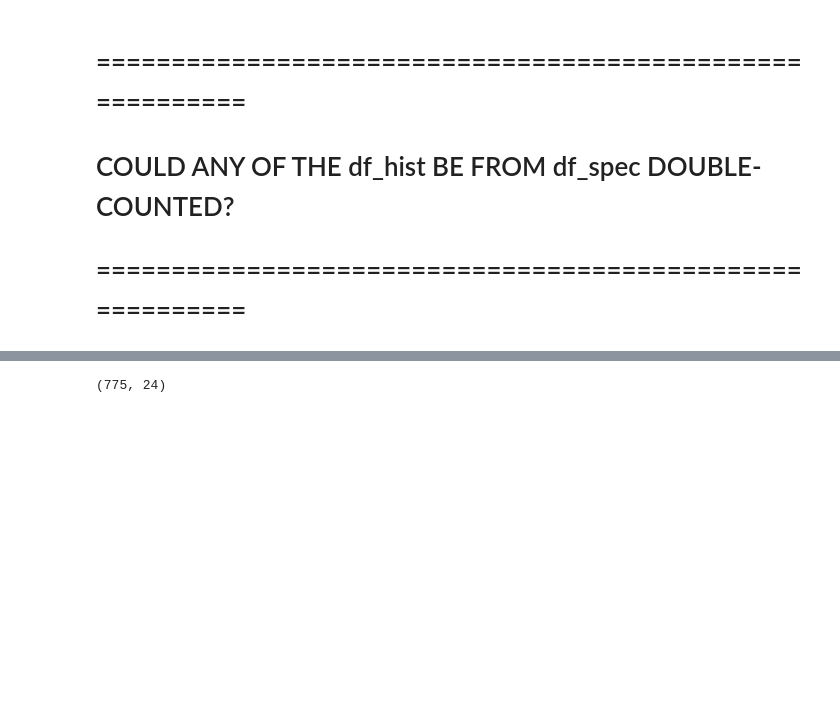
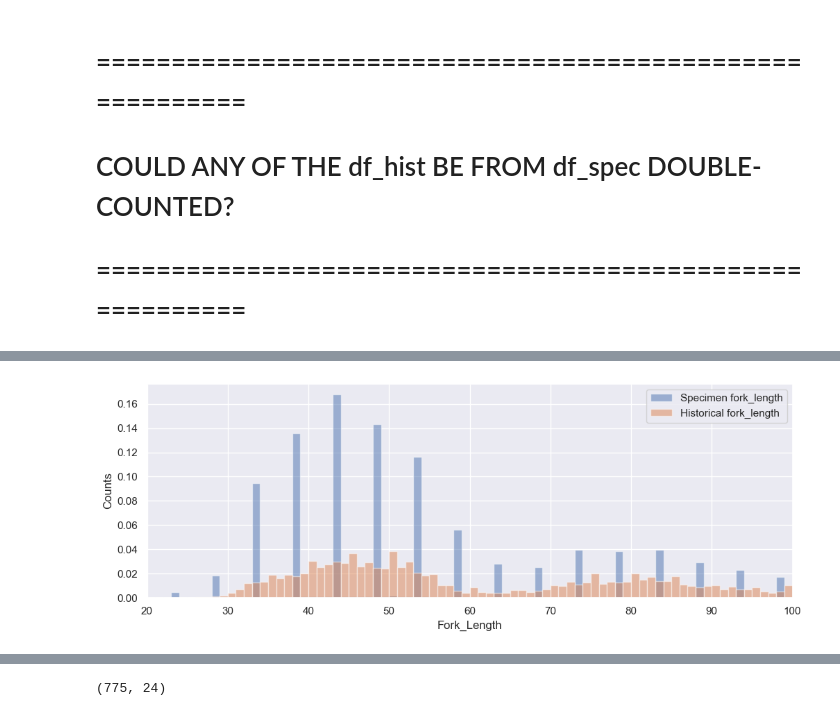
Before and after one commit to dfo-gulf-science/TrapNet-EDA, a Jupyter notebook: Trapnet Historical Data.ipynb, the cells around one changed output, grey strips where cells are left out. Saved outputs shown, nothing was run; the diff lists cells and outputs as text; code cells hidden in the pictures; blank space fills up the shorter version.

```diff
--- a/Trapnet Historical Data.ipynb
+++ b/Trapnet Historical Data.ipynb
@@ -428,0 +447,24 @@ Wall time: 6min
+# %%
+plt.figure(figsize=(12,4))
+
+feature = 'fork_length'
+xmin, xmax = 20, 100
+bins = xmax - xmin - 1
+density = True
+
+plt.xlim(xmin, xmax)
+bins_plot = [(x/(bins+1))*(xmax-xmin)+xmin for x in range(bins+2)]
+
+df_spec[feature].dropna().hist(alpha=0.5, color=sns.color_palette()[0], density=density, label=f'Specimen {feature}', bins=bins_plot)
+df_hist[feature].dropna().hist(alpha=0.5, color=sns.color_palette()[1], density=density, label=f'Historical {feature}', bins=bins_plot)
+
+plt.legend(loc='upper right')
+plt.ylabel('Counts')
+plt.xlabel(f'{feature.title()}')
+plt.show()
+
+# wow. that is pretty significant. can we use this to verify anything? the numbers aren't different, they're just more specific
+# it also looks like our uncertainty for fork_length is +/- 2 or 3
+# can't determine any way to use this info to qualify double counting or not...
+# %% [output]
+[figure, added]
```
Also changed, not shown: parts of 41 cells of this notebook.
